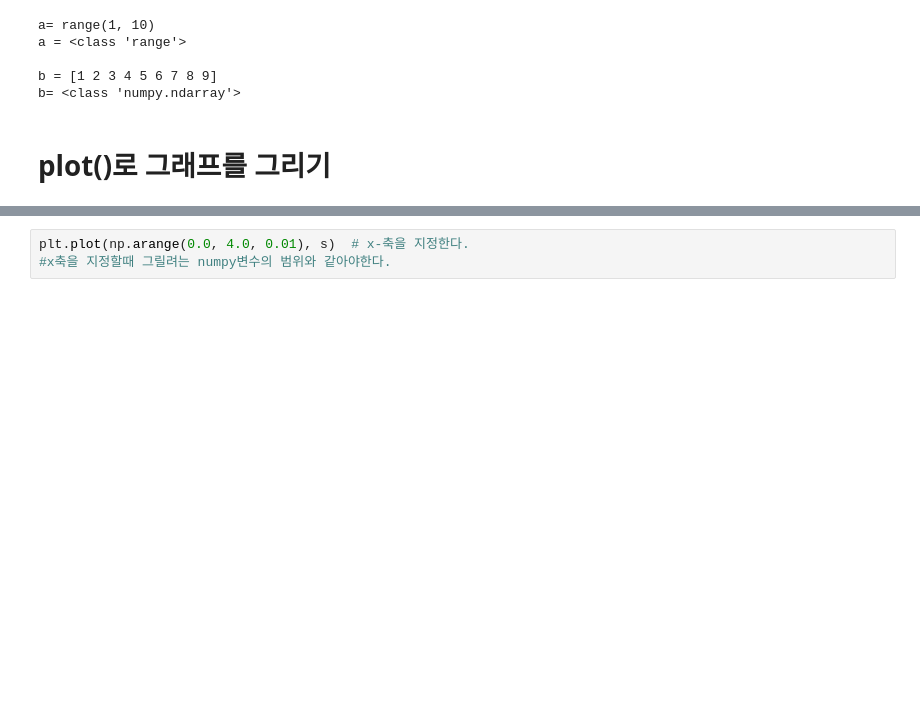
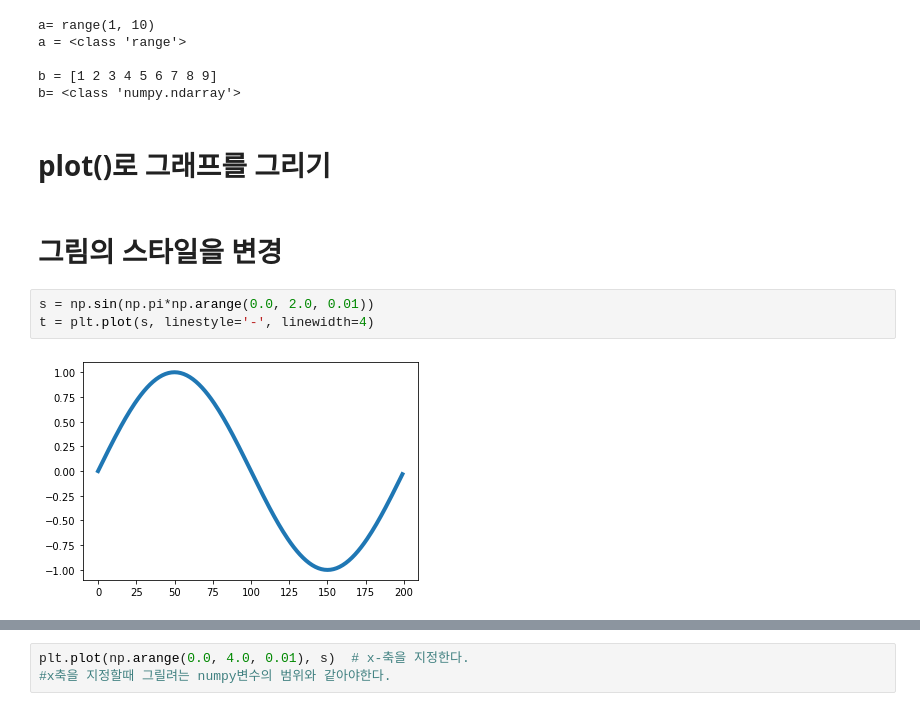
Before and after one commit to rlfwo93/machine-learning, a Jupyter notebook: matplotilb.ipynb, the cells around one changed output, grey strips where cells are left out. Drawn from its saved outputs; the diff is of its cells as text; blank space fills up the shorter version.

```diff
--- a/matplotilb.ipynb
+++ b/matplotilb.ipynb
@@ -35,6 +35,13 @@ b = [1 2 3 4 5 6 7 8 9]
 b= <class 'numpy.ndarray'>
 # %% [markdown]
 # **plot()로 그래프를 그리기**
+# %% [markdown]
+# 그림의 스타일을 변경
+# %%
+s = np.sin(np.pi*np.arange(0.0, 2.0, 0.01))
+t = plt.plot(s, linestyle='-', linewidth=4)
+# %% [output]
+[figure, added]
 # %%
 # sin그래프를 그림
 s = np.sin(np.pi*np.arange(0.0, 4.0, 0.01)) # 총200개의 값이 나옴
```
Also changed, not shown: parts of 9 cells of this notebook.
